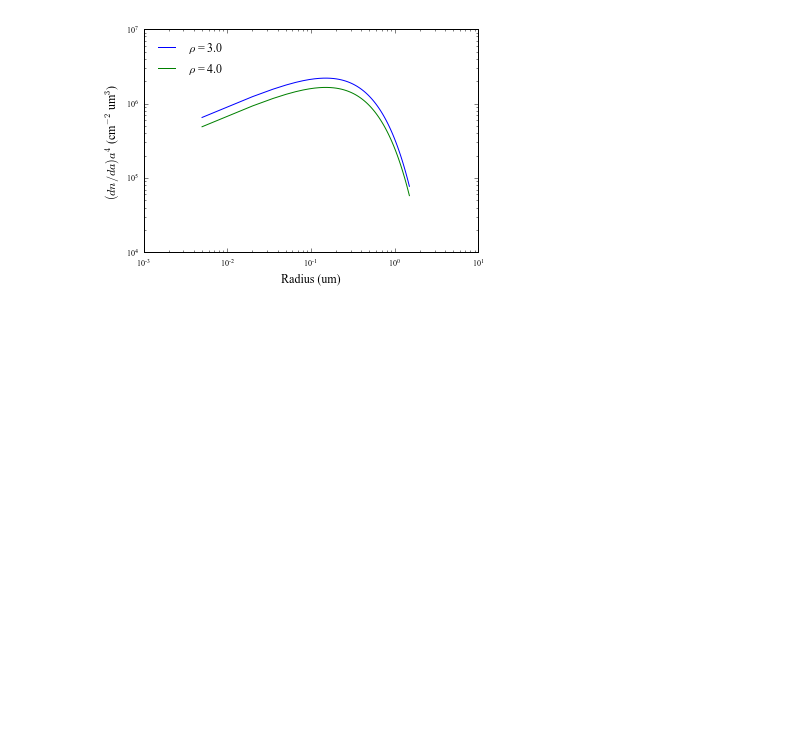
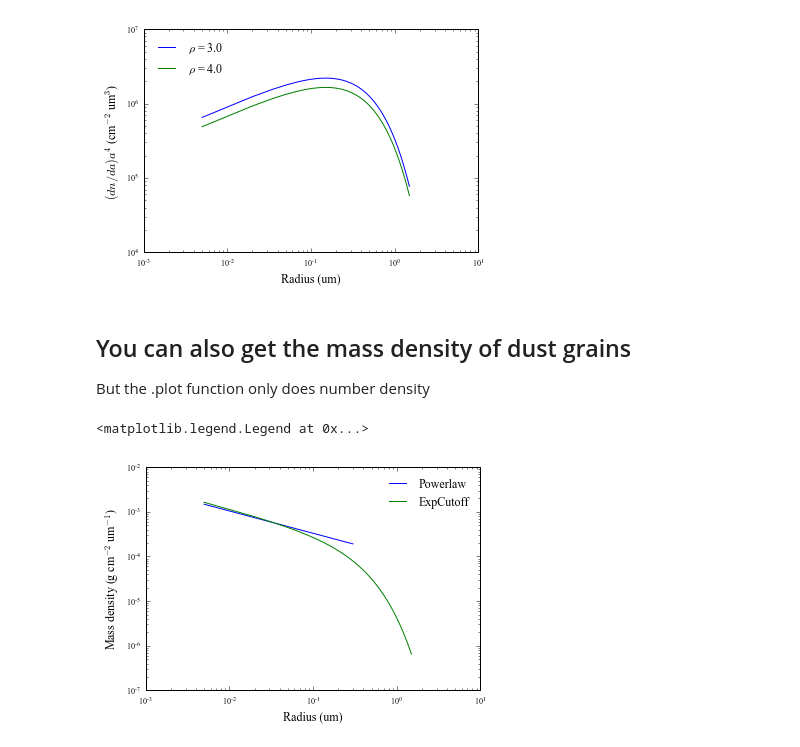
Before and after one commit to eblur/newdust, a Jupyter notebook: examples/plot_sizedist.ipynb, the cells around one changed output. Drawn from its saved outputs; the diff is of its cells as text; code cells hidden in the pictures; blank space fills up the shorter version.

Commit message:
Added an example of accessing mdens

```diff
--- a/examples/plot_sizedist.ipynb
+++ b/examples/plot_sizedist.ipynb
@@ -37,3 +37,17 @@ plt.legend(loc='upper left')
 # %% [output]
 <matplotlib.legend.Legend at 0x...>
 [figure]
+# %% [markdown]
+## You can also get the mass density of dust grains
+
+But the .plot function only does number density
+# %%
+plt.plot(ptest.a, ptest.mdens(MDTEST, RHO1), label='Powerlaw')
+plt.plot(etest.a, etest.mdens(MDTEST, RHO1), label='ExpCutoff')
+plt.loglog()
+plt.xlabel('Radius (um)')
+plt.ylabel('Mass density (g cm$^{-2}$ um$^{-1}$)')
+plt.legend(loc='upper right', frameon=False)
+# %% [output]
+<matplotlib.legend.Legend at 0x...>
+[figure, added]
```
